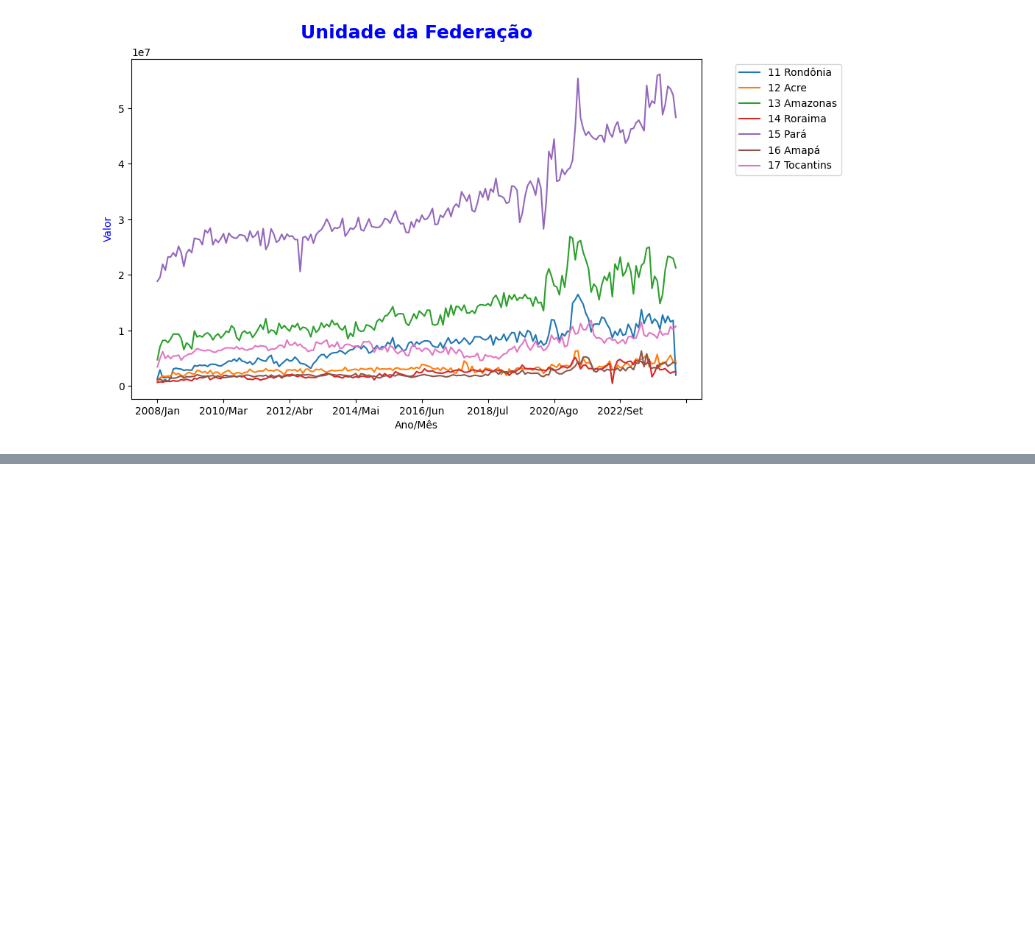
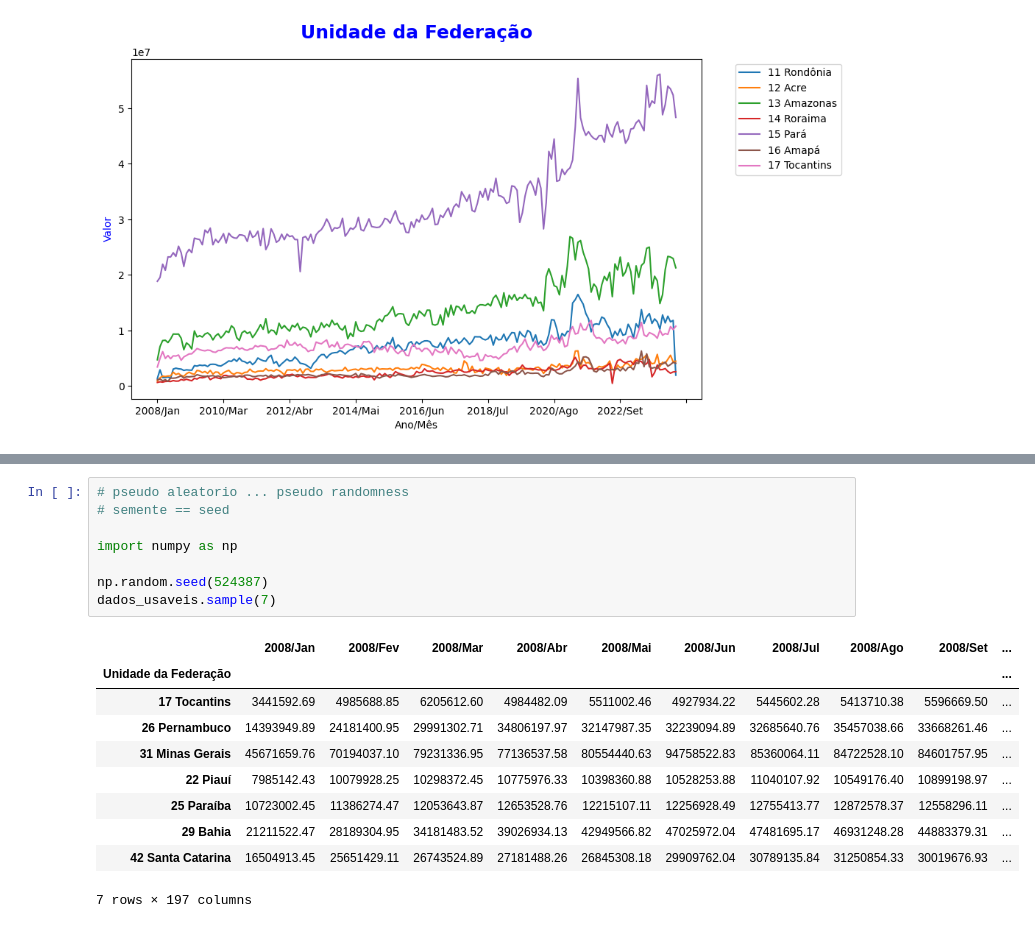
Before and after one commit to SandraRojasZ/Data-Analytics, a Jupyter notebook: pos-datascience-analise-e-exploracao-de-dados-aula1/Produção_Hospitalar_A2.ipynb, the cells around one changed output, grey strips where cells are left out. Saved outputs shown, nothing was run; the diff lists cells and outputs as text; blank space fills up the shorter version.

```diff
--- a/pos-datascience-analise-e-exploracao-de-dados-aula1/Produção_Hospitalar_A2.ipynb
+++ b/pos-datascience-analise-e-exploracao-de-dados-aula1/Produção_Hospitalar_A2.ipynb
@@ -387,0 +395,19 @@ Text(0, 0.5, 'Valor')
+# %%
+# pseudo aleatorio ... pseudo randomness
+# semente == seed
+
+import numpy as np
+
+np.random.seed(524387)
+dados_usaveis.sample(7)
+# %% [output]
+|  | 2008/Jan | 2008/Fev | 2008/Mar | 2008/Abr | 2008/Mai | 2008/Jun | 2008/Jul | 2008/Ago | 2008/Set | ... |
+| Unidade da Federação |  |  |  |  |  |  |  |  |  | ... |
+| 17 Tocantins | 3441592.69 | 4985688.85 | 6205612.60 | 4984482.09 | 5511002.46 | 4927934.22 | 5445602.28 | 5413710.38 | 5596669.50 | ... |
+| 26 Pernambuco | 14393949.89 | 24181400.95 | 29991302.71 | 34806197.97 | 32147987.35 | 32239094.89 | 32685640.76 | 35457038.66 | 33668261.46 | ... |
+| 31 Minas Gerais | 45671659.76 | 70194037.10 | 79231336.95 | 77136537.58 | 80554440.63 | 94758522.83 | 85360064.11 | 84722528.10 | 84601757.95 | ... |
+| 22 Piauí | 7985142.43 | 10079928.25 | 10298372.45 | 10775976.33 | 10398360.88 | 10528253.88 | 11040107.92 | 10549176.40 | 10899198.97 | ... |
+| 25 Paraíba | 10723002.45 | 11386274.47 | 12053643.87 | 12653528.76 | 12215107.11 | 12256928.49 | 12755413.77 | 12872578.37 | 12558296.11 | ... |
+| 29 Bahia | 21211522.47 | 28189304.95 | 34181483.52 | 39026934.13 | 42949566.82 | 47025972.04 | 47481695.17 | 46931248.28 | 44883379.31 | ... |
+| 42 Santa Catarina | 16504913.45 | 25651429.11 | 26743524.89 | 27181488.26 | 26845308.18 | 29909762.04 | 30789135.84 | 31250854.33 | 30019676.93 | ... |
+7 rows × 197 columns
```
Also changed, not shown: parts of 10 cells of this notebook.
